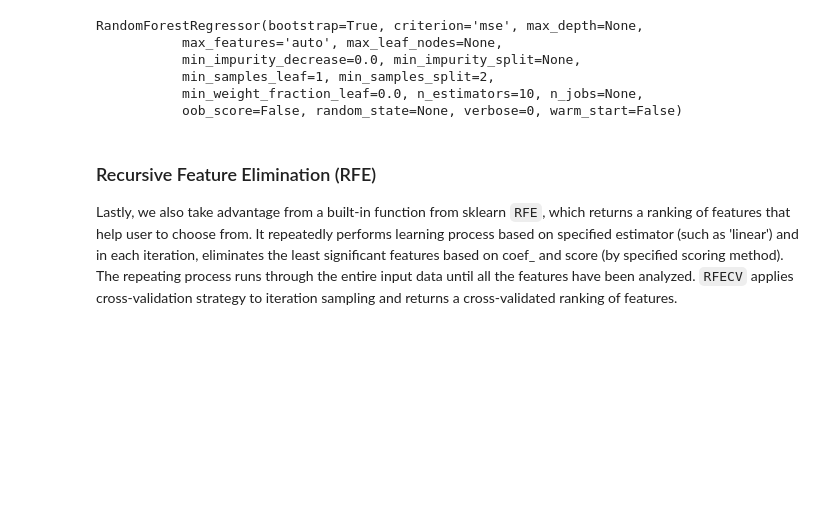
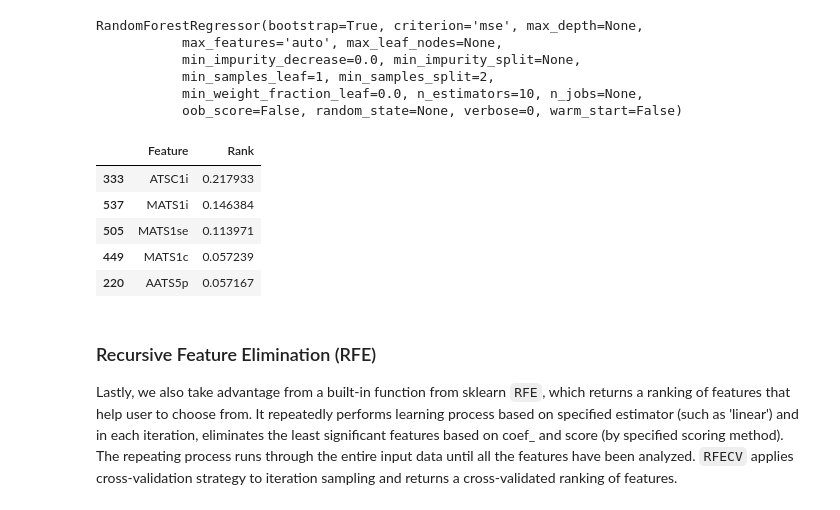
Before and after one commit to sjluozho/PV-Cell, a Jupyter notebook: PV-Cell/Data Cleaning/SelectFeatures.ipynb, the cells around one changed output. Cells and saved outputs as stored; diff of their text form; code cells hidden in the pictures; blank space fills up the shorter version.

```diff
--- a/PV-Cell/Data Cleaning/SelectFeatures.ipynb
+++ b/PV-Cell/Data Cleaning/SelectFeatures.ipynb
@@ -259,7 +274,15 @@ RandomForestRegressor(bootstrap=True, criterion='mse', max_depth=None,
 # %%
 RFrank = modelRF.feature_importances_
 # %%
-RFdf = pd.DataFrame({'Feature':features_df.columns.values, 'Rank':RFrank}).sort_values('Rank',ascending=False)
+RF_df = pd.DataFrame({'Feature':features_df.columns.values, 'Rank':RFrank}).sort_values('Rank',ascending=False)
+RF_df.head()
+# %% [output]
+|  | Feature | Rank |
+| 333 | ATSC1i | 0.217933 |
+| 537 | MATS1i | 0.146384 |
+| 505 | MATS1se | 0.113971 |
+| 449 | MATS1c | 0.057239 |
+| 220 | AATS5p | 0.057167 |
 # %% [markdown]
 ### Recursive Feature Elimination (RFE)
 
```
Also changed, not shown: parts of 12 cells of this notebook.
